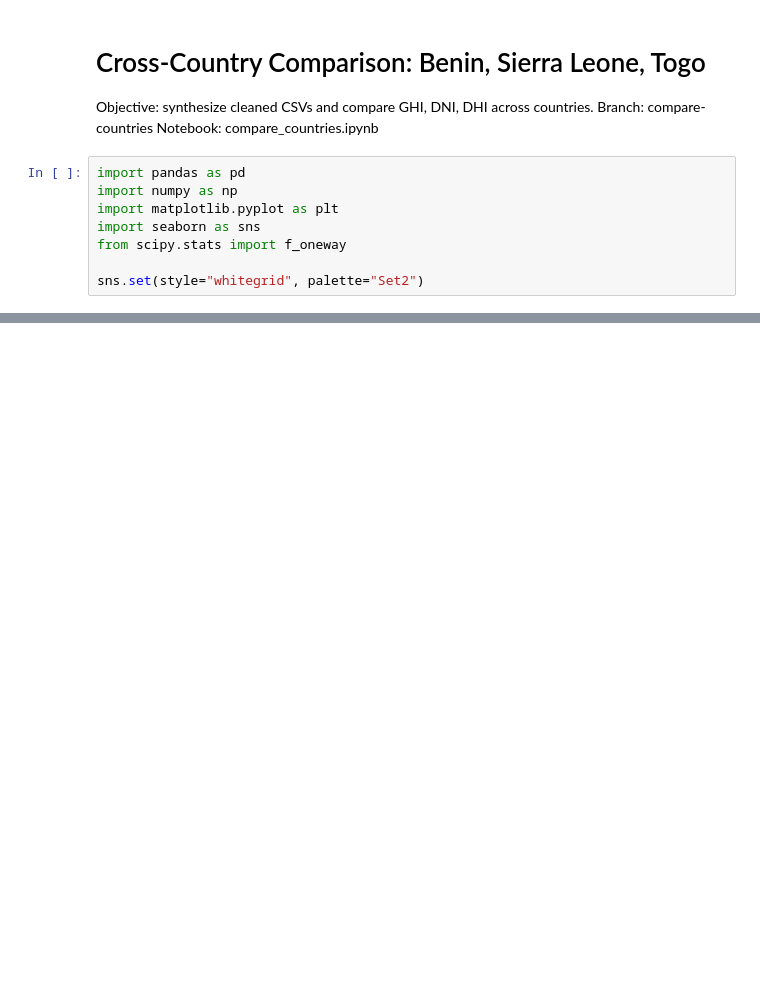
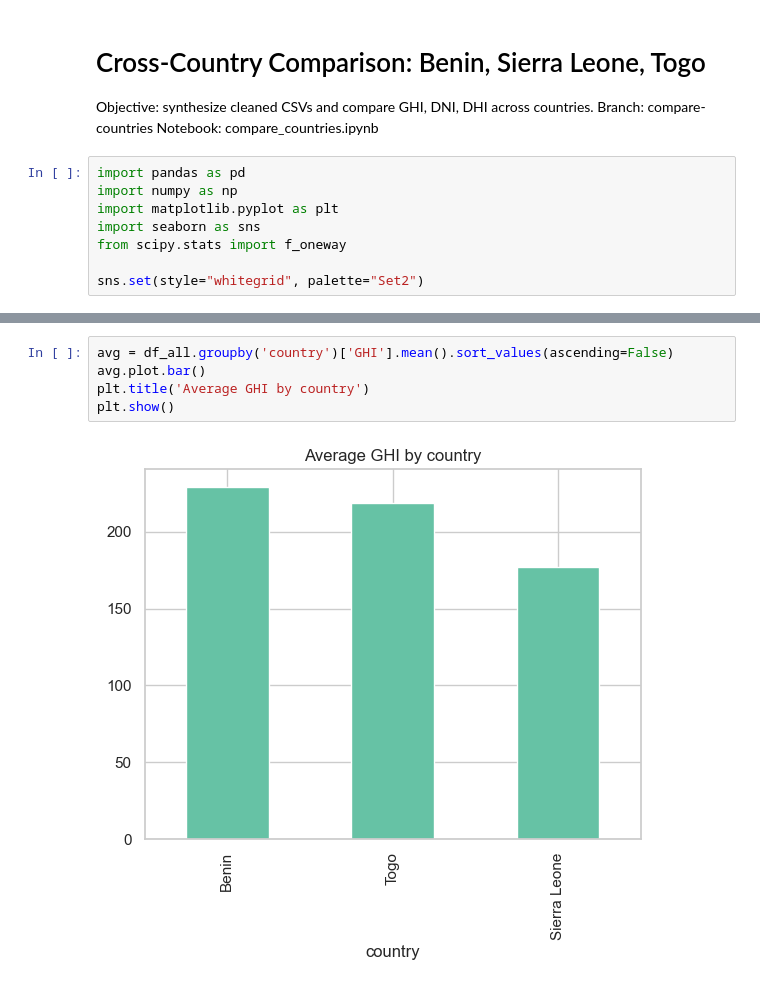
Before and after one commit to yosefmaregn2017-droid/solar-challenge-week0, a Jupyter notebook: notebooks/compare_countries.ipynb, the cells around one changed output, grey strips where cells are left out. Saved outputs shown, nothing was run; the diff lists cells and outputs as text; blank space fills up the shorter version.

Commit message:
finis country file

```diff
--- a/notebooks/compare_countries.ipynb
+++ b/notebooks/compare_countries.ipynb
@@ -34,0 +52,7 @@ NameError: name 'df_all' is not defined
+# %%
+avg = df_all.groupby('country')['GHI'].mean().sort_values(ascending=False)
+avg.plot.bar()
+plt.title('Average GHI by country')
+plt.show()
+# %% [output]
+[figure, added]
```
Also changed, not shown: parts of 4 cells of this notebook.
